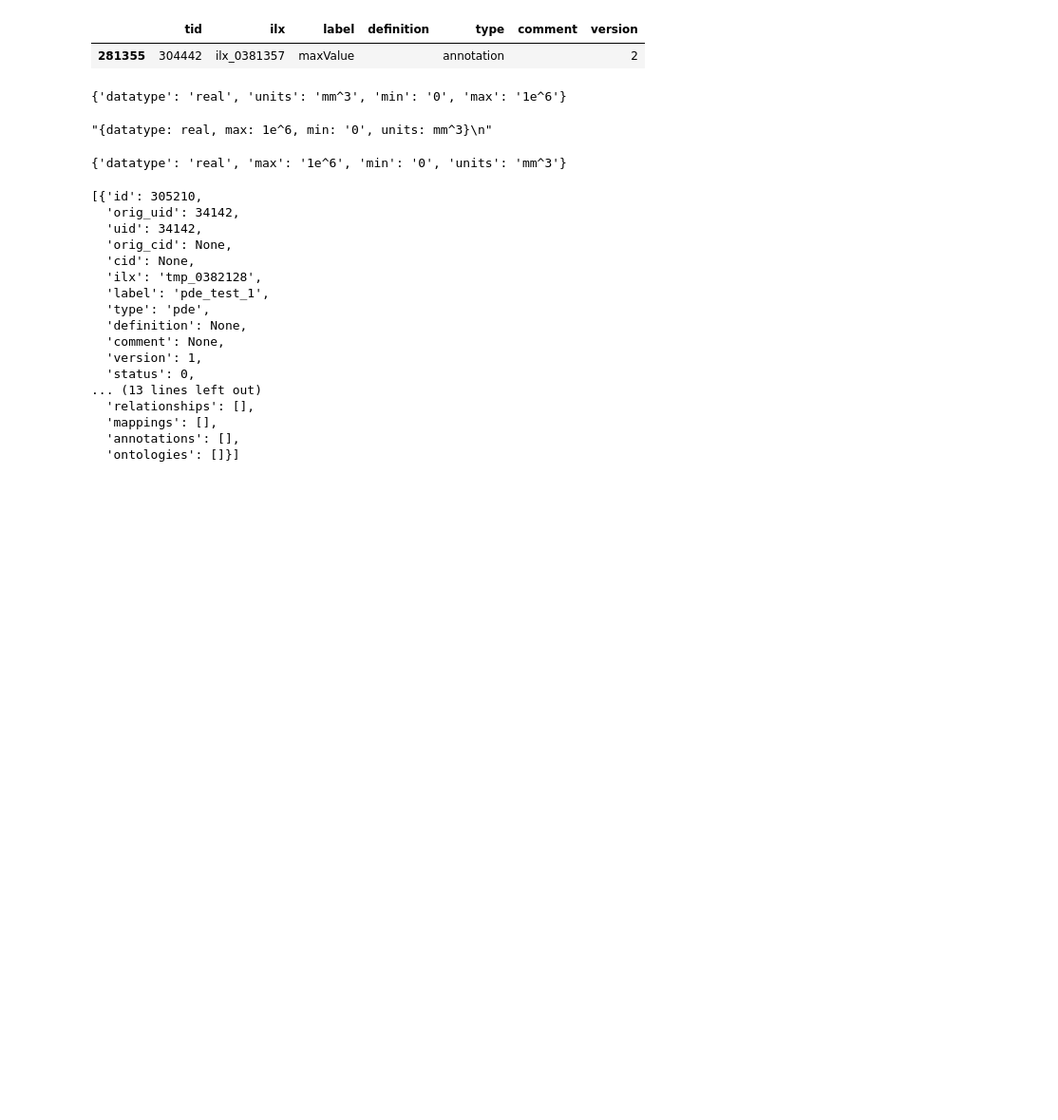
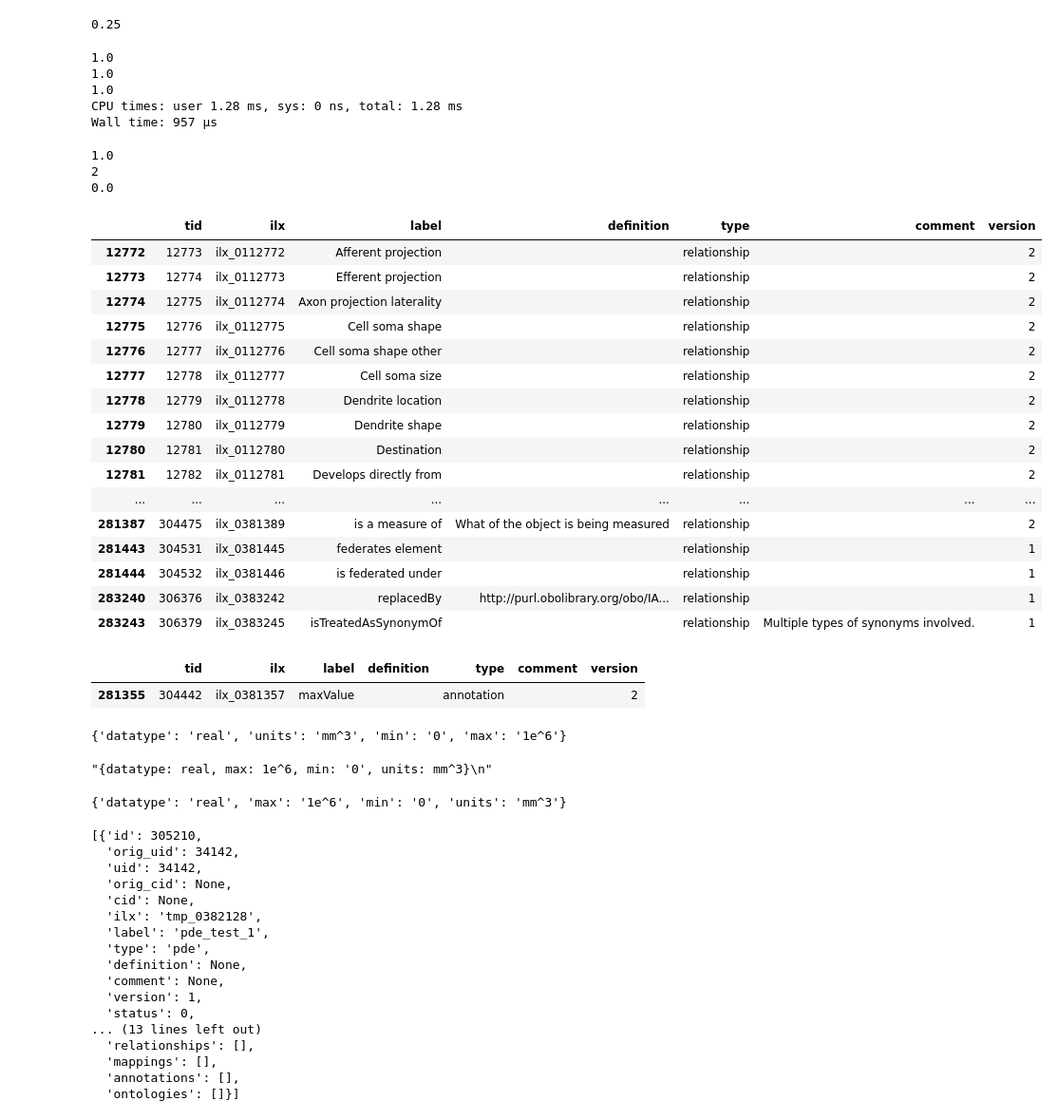
Before and after one commit to tgbugs/pyontutils, a Jupyter notebook: ilxutils/ilx-playground.ipynb, the cells around one changed output. Shown at 95% size. Cells and saved outputs as stored; diff of their text form; code cells hidden in the pictures; blank space fills up the shorter version.

```diff
--- a/ilxutils/ilx-playground.ipynb
+++ b/ilxutils/ilx-playground.ipynb
@@ -1,6 +1,54 @@
+# %%
+import nltk
+
+w1 = set('mapping')
+w2 = set('mapping is')
+
+nltk.jaccard_distance(w1, w2)
+# %% [output]
+0.25
+# %%
+%%time
+from ilxutils.nltklib import sentence_similarity, get_tokenized_sentence
+s1 = 'spinalis a has'
+s2 = 'has a spinalis'
+print(sentence_similarity(s1, s2))
+print(1- nltk.jaccard_distance(set(s1), set(s2)))
+print(jaccard_similarity(x=s1, y=s2))
+# %% [output]
+1.0
+1.0
+1.0
+CPU times: user 1.28 ms, sys: 0 ns, total: 1.28 ms
+Wall time: 957 µs
+# %%
+from math import*
+import nltk
+
+def jaccard_similarity(x,y):
+    intersection_cardinality = len(set.intersection(*[set(x), set(y)]))
+    union_cardinality = len(set.union(*[set(x), set(y)]))
+    return intersection_cardinality/float(union_cardinality)
+
+def jaccard_similarity_list(list1, list2):
+    intersection = len(list(set(list1).intersection(list2)))
+    print(list(set(list1).intersection(list2)))
+    union = (len(list1) + len(list2)) - intersection
+    return float(intersection / union)
+
+s1 = 'has part of'
+s2 = 'has part of'
+# print(jaccard_similarity_list(list1=[s2], list2=[s1]))
+print(jaccard_similarity(x=s1, y=s2))
+print(nltk.edit_distance(s1, s2))
+print(nltk.jaccard_distance(set(s1), set(s2)))
+# %% [output]
+1.0
+2
+0.0
 # %%
 from collections import defaultdict
-from ilxutils.ilx_pred_map import IlxPredMap
+# from ilxutils.ilx_pred_map import IlxPredMap
 from ilxutils.interlex_sql import IlxSql
 from ilxutils.mydifflib import ratio
 from ilxutils.tools import open_pickle, create_pickle
@@ -12,13 +60,33 @@ import rdflib
 from rdflib import Graph, RDF, RDFS, Literal, URIRef, OWL
 from sys import exit
 
-ipm = IlxPredMap()
-sql = IlxSql(db_url=os.environ.get('SCICRUNCH_DB_URL_PRODUCTION'))
-beta_sql = IlxSql(db_url=os.environ.get('SCICRUNCH_DB_URL_BETA'))
-sci = scicrunch(api_key=os.environ.get('SCICRUNCH_API_KEY'), base_url=os.environ.get('SCICRUNCH_BASEURL_PRODUCTION'))
-beta_sci = scicrunch(api_key=os.environ.get('SCICRUNCH_API_KEY'), base_url=os.environ.get('SCICRUNCH_BASEURL_BETA'))
+# ipm = IlxPredMap()
+sql = IlxSql(db_url=os.environ.get('SCICRUNCH_DB_URL_PRODUCTION'), from_backup=True)
+# beta_sql = IlxSql(db_url=os.environ.get('SCICRUNCH_DB_URL_BETA'))
+# sci = scicrunch(api_key=os.environ.get('SCICRUNCH_API_KEY'), base_url=os.environ.get('SCICRUNCH_BASEURL_PRODUCTION'))
+# beta_sci = scicrunch(api_key=os.environ.get('SCICRUNCH_API_KEY'), base_url=os.environ.get('SCICRUNCH_BASEURL_BETA'))
 # %%
 terms=sql.get_terms()
+# %%
+terms[terms.type=='relationship']
+# %% [output]
+|  | tid | ilx | label | definition | type | comment | version |
+| 12772 | 12773 | ilx_0112772 | Afferent projection |  | relationship |  | 2 |
+| 12773 | 12774 | ilx_0112773 | Efferent projection |  | relationship |  | 2 |
+| 12774 | 12775 | ilx_0112774 | Axon projection laterality |  | relationship |  | 2 |
+| 12775 | 12776 | ilx_0112775 | Cell soma shape |  | relationship |  | 2 |
+| 12776 | 12777 | ilx_0112776 | Cell soma shape other |  | relationship |  | 2 |
+| 12777 | 12778 | ilx_0112777 | Cell soma size |  | relationship |  | 2 |
+| 12778 | 12779 | ilx_0112778 | Dendrite location |  | relationship |  | 2 |
+| 12779 | 12780 | ilx_0112779 | Dendrite shape |  | relationship |  | 2 |
+| 12780 | 12781 | ilx_0112780 | Destination |  | relationship |  | 2 |
+| 12781 | 12782 | ilx_0112781 | Develops directly from |  | relationship |  | 2 |
+| ... | ... | ... | ... | ... | ... | ... | ... |
+| 281387 | 304475 | ilx_0381389 | is a measure of | What of the object is being measured | relationship |  | 2 |
+| 281443 | 304531 | ilx_0381445 | federates element |  | relationship |  | 1 |
+| 281444 | 304532 | ilx_0381446 | is federated under |  | relationship |  | 1 |
+| 283240 | 306376 | ilx_0383242 | replacedBy | http://purl.obolibrary.org/obo/IA... | relationship |  | 1 |
+| 283243 | 306379 | ilx_0383245 | isTreatedAsSynonymOf |  | relationship | Multiple types of synonyms involved. | 1 |
 # %%
 terms[terms.label.str.contains('max') & (terms.type == 'annotation')]
 # %% [output]
```
Also changed, not shown: 8 other files.
